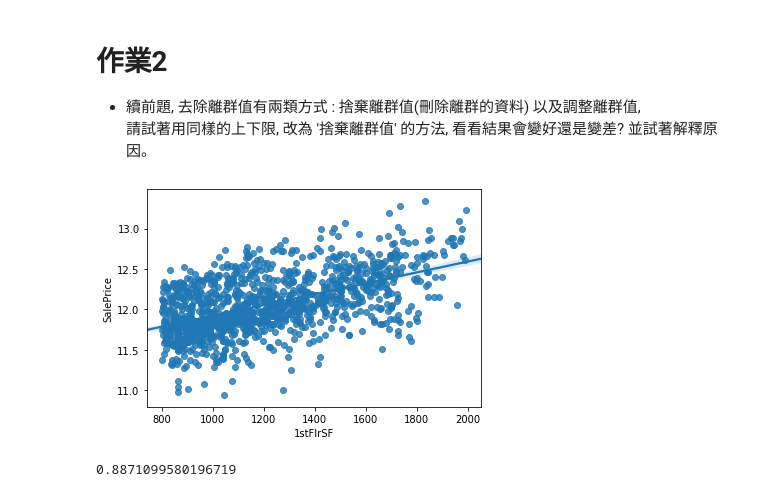
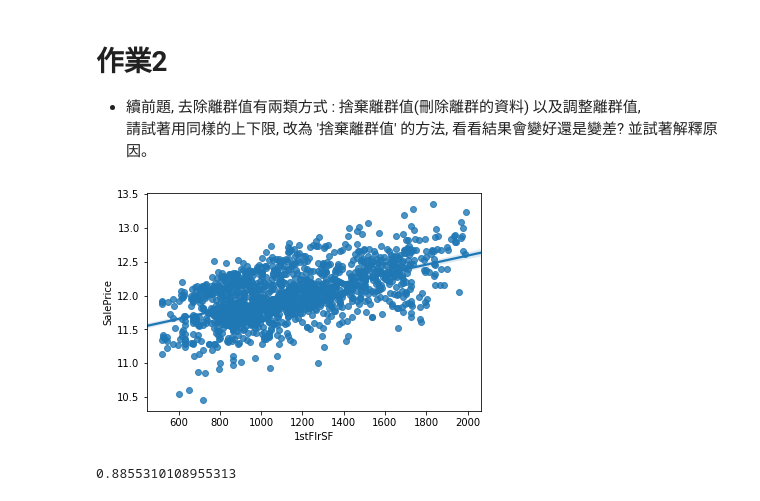
Before and after one commit to k1012ken/ML100Days, a Jupyter notebook: homework/Day_010_HW.ipynb, the cells around one changed output. Saved outputs shown, nothing was run; the diff lists cells and outputs as text; code cells hidden in the pictures.

```diff
--- a/homework/Day_010_HW.ipynb
+++ b/homework/Day_010_HW.ipynb
@@ -73,9 +73,9 @@ cross_val_score(estimator, train_X, train_Y, cv=5).mean()
 # %%
-# 將 1stFlrSF 限制在你覺得適合的範圍(800~2000)內, 調整離群值
+# 將 1stFlrSF 限制在你覺得適合的範圍(500~2000)內, 調整離群值
 """
 Your Code Here
 """
-df['1stFlrSF'] = df['1stFlrSF'].clip(800, 2000)
+df['1stFlrSF'] = df['1stFlrSF'].clip(500, 2000)
 sns.regplot(x = df['1stFlrSF'][:train_num], y=train_Y)
 plt.show()
 # 做線性迴歸, 觀察分數
@@ -90,19 +90,19 @@ cross_val_score(estimator, train_X, train_Y, cv=5).mean()
 * 續前題, 去除離群值有兩類方式 :  捨棄離群值(刪除離群的資料) 以及調整離群值,
 請試著用同樣的上下限, 改為 '捨棄離群值' 的方法, 看看結果會變好還是變差? 並試著解釋原因。
 # %%
-# 將 1stFlrSF 限制在你覺得適合的範圍(800~2000)內, 捨棄離群值
+# 將 1stFlrSF 限制在你覺得適合的範圍(500~2000)內, 捨棄離群值
 """
 Your Code Here
 """
-keep_indexs = (df['1stFlrSF']> 800) & (df['1stFlrSF']< 2000)
+keep_indexs = (df['1stFlrSF']> 500) & (df['1stFlrSF']< 2000)
 df = df[keep_indexs]
 train_Y = train_Y[keep_indexs]
 sns.regplot(x = df['1stFlrSF'], y=train_Y)
 plt.show()
 # 做線性迴歸, 觀察分數
 train_X = MMEncoder.fit_transform(df)
 estimator = LinearRegression()
 cross_val_score(estimator, train_X, train_Y, cv=5).mean()
 # %% [output]
-[figure, old version]
+[figure, new version]
-0.8871099580196719
+0.8855310108955313
```
Also changed, not shown: parts of 2 cells of this notebook.
